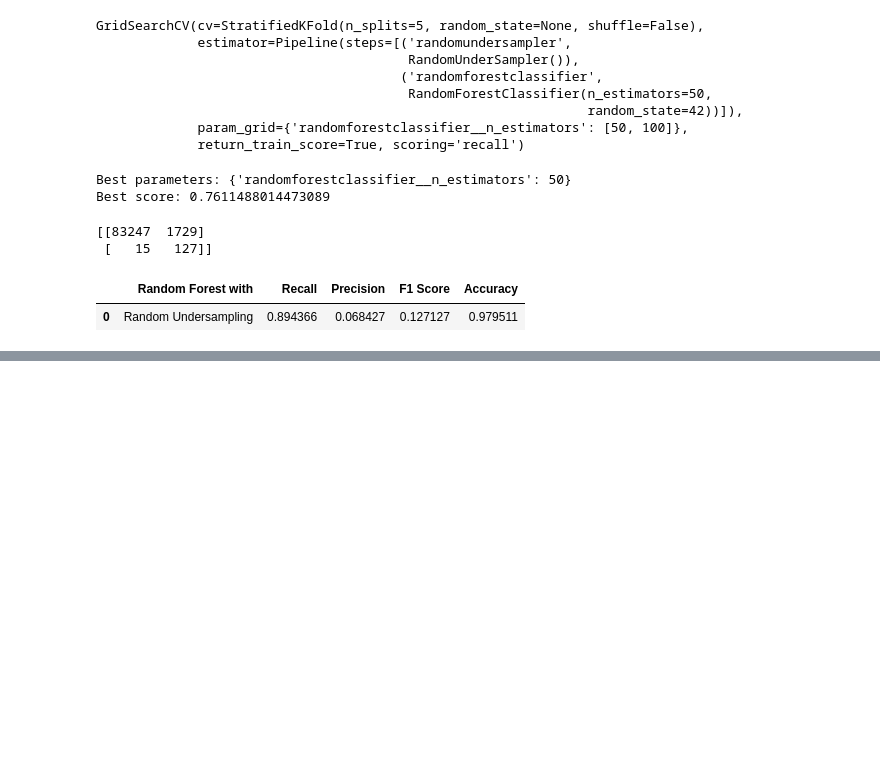
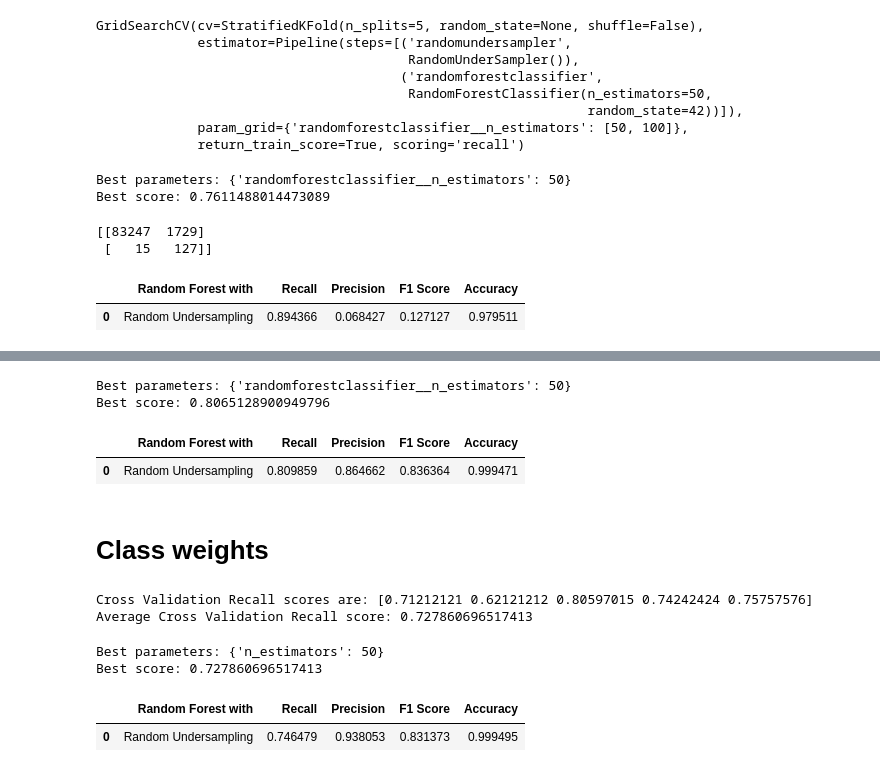
Before and after one commit to chris199713/Imbalaced-data, a Jupyter notebook: creditcard.ipynb, the cells around one changed output, grey strips where cells are left out. Cells and saved outputs as stored; diff of their text form; code cells hidden in the pictures; blank space fills up the shorter version.

Commit message:
SMOTE

```diff
--- a/creditcard.ipynb
+++ b/creditcard.ipynb
@@ -355,0 +357,2 @@ under_rf_score
+# %%
+smote_pipeline = make_pipeline(SMOTE(),RandomForestClassifier(n_estimators = 50,random_state=42))
@@ -355,0 +366,6 @@ under_rf_score
+# %%
+new_params = {'randomforestclassifier__' + key: params[key] for key in params}
+
+smote_rf = GridSearchCV(smote_pipeline, param_grid=new_params, cv=stratified_kf, scoring='recall',
+                        return_train_score=True)
+smote_rf.fit(X_train, y_train)
@@ -355,0 +380,26 @@ under_rf_score
+# %%
+print('Best parameters:', smote_rf.best_params_)
+print('Best score:', smote_rf.best_score_)
+# %% [output]
+Best parameters: {'randomforestclassifier__n_estimators': 50}
+Best score: 0.8065128900949796
+# %%
+y_hat = smote_rf.best_estimator_.named_steps['randomforestclassifier'].predict(X_test)
+# %%
+cm = confusion_matrix(y_test, y_hat)
+
+smote_rf_Recall = recall_score(y_test, y_hat)
+smote_rf_Precision = precision_score(y_test, y_hat)
+smote_rf_f1 = f1_score(y_test, y_hat)
+smote_rf_accuracy = accuracy_score(y_test, y_hat)
+# %%
+ndf = [(smote_rf_Recall, smote_rf_Precision, smote_rf_f1, smote_rf_accuracy)]
+
+smote_rf_score = pd.DataFrame(data = ndf, columns=['Recall','Precision','F1 Score', 'Accuracy'])
+smote_rf_score.insert(0, 'Random Forest with', 'Random Undersampling')
+smote_rf_score
+# %% [output]
+|  | Random Forest with | Recall | Precision | F1 Score | Accuracy |
+| 0 | Random Undersampling | 0.809859 | 0.864662 | 0.836364 | 0.999471 |
+# %% [markdown]
+# Class weights
@@ -355,0 +408,7 @@ under_rf_score
+# %%
+score5 = cross_val_score(class_balance_rf, X_train, y_train, cv=stratified_kf, scoring='recall')
+print("Cross Validation Recall scores are: {}".format(score5))
+print("Average Cross Validation Recall score: {}".format(score5.mean()))
+# %% [output]
+Cross Validation Recall scores are: [0.71212121 0.62121212 0.80597015 0.74242424 0.75757576]
+Average Cross Validation Recall score: 0.727860696517413
@@ -355,0 +418,6 @@ under_rf_score
+# %%
+print('Best parameters:', grid_class_balance_rf.best_params_)
+print('Best score:', grid_class_balance_rf.best_score_)
+# %% [output]
+Best parameters: {'n_estimators': 50}
+Best score: 0.727860696517413
@@ -355,0 +433,9 @@ under_rf_score
+# %%
+ndf = [(balaced_rf_Recall, balaced_rf_Precision, balaced_rf_f1, balaced_rf_accuracy)]
+
+balaced_rf_score = pd.DataFrame(data = ndf, columns=['Recall','Precision','F1 Score', 'Accuracy'])
+balaced_rf_score.insert(0, 'Random Forest with', 'Random Undersampling')
+balaced_rf_score
+# %% [output]
+|  | Random Forest with | Recall | Precision | F1 Score | Accuracy |
+| 0 | Random Undersampling | 0.746479 | 0.938053 | 0.831373 | 0.999495 |
```
Also changed, not shown: parts of 11 cells of this notebook.
